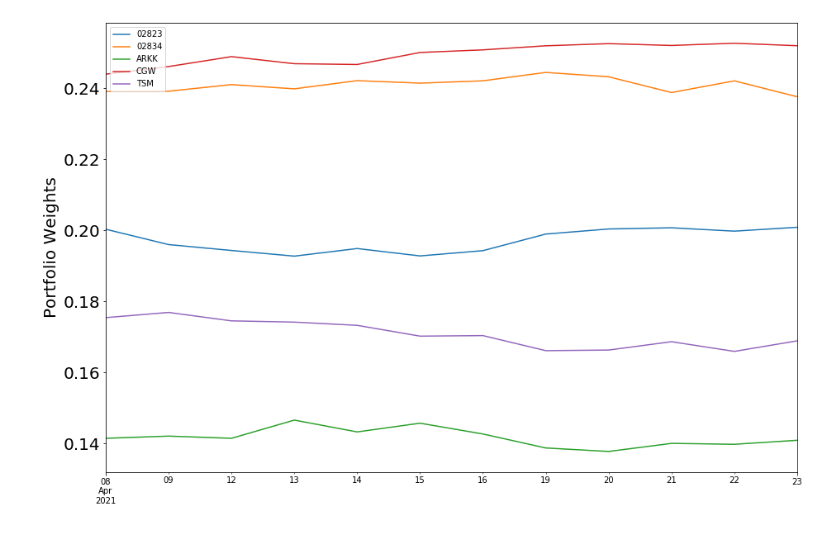
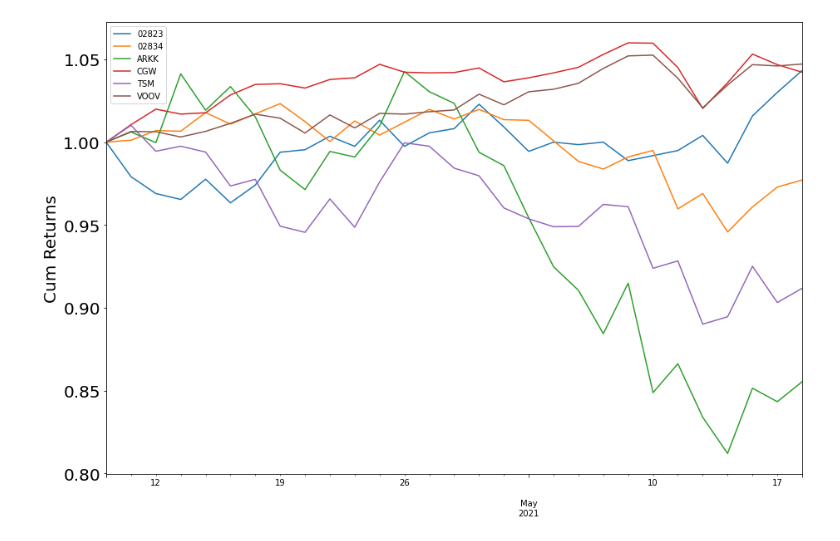
Before and after one commit to kingwongf/etf_port_db, a Jupyter notebook: index.ipynb, the cells around one changed output. Saved outputs shown, nothing was run; the diff lists cells and outputs as text; code cells hidden in the pictures.

```diff
--- a/index.ipynb
+++ b/index.ipynb
@@ -192,8 +231,7 @@ plt.show()
 # %%
-## Portfolio Weight
-port_weights = port_val[['02823', '02834','ARKK', 'CGW', 'TSM']].div(port_val['hkd_val'], axis=0).plot(figsize=(15,10))
-port_weights.set_ylabel('Portfolio Weights', fontsize=20)
-port_weights.legend(loc=2)
-_=plt.yticks(fontsize=20)
+hist_cumret = (port_prices[['02823', '02834','ARKK', 'CGW', 'TSM', 'VOOV']]['2021-04-08':].pct_change().fillna(0)+1).cumprod()
+etfs_ret_ax = hist_cumret.plot(figsize=(15,10))
+etfs_ret_ax.set_ylabel('Cum Returns', fontsize=20)
+_= plt.yticks(fontsize=20)
 # %% [output]
-[figure, old version]
+[figure, new version]
```
Also changed, not shown: parts of 11 cells of this notebook.
